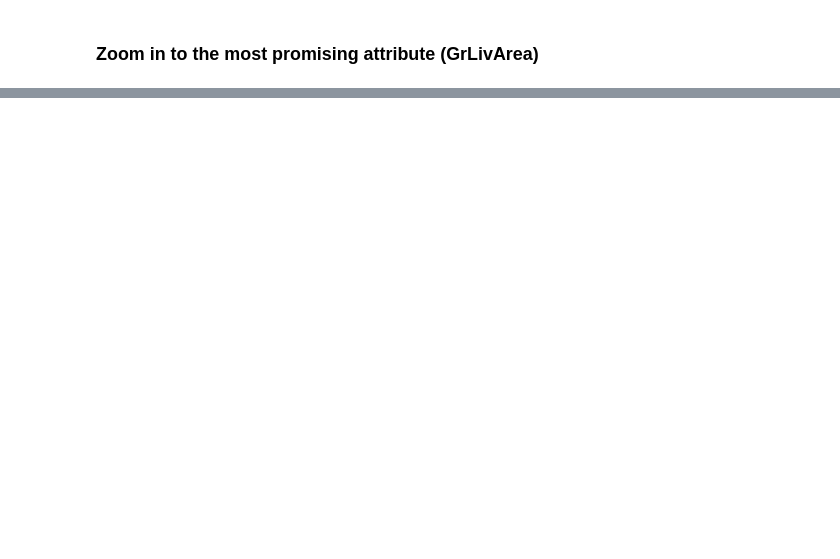
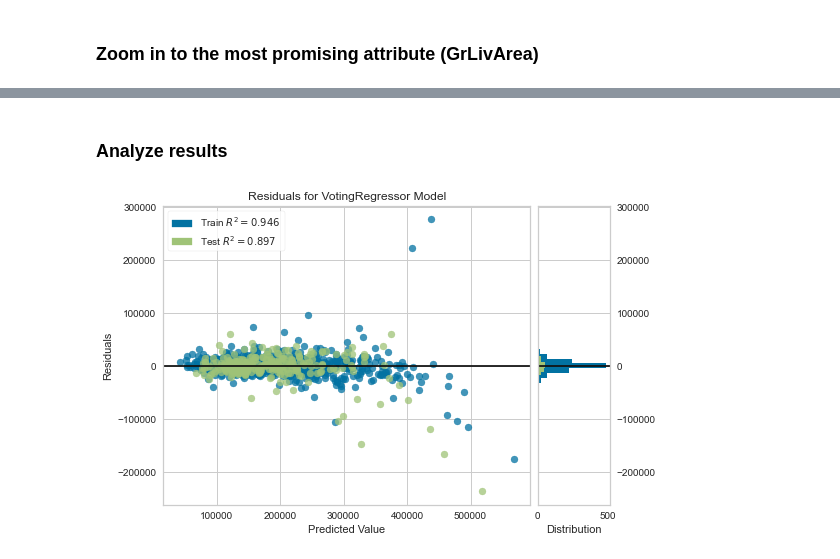
Before and after one commit to h131177/DAT158-ML-Oblig2, a Jupyter notebook: ML_Oblig2.ipynb, the cells around one changed output, grey strips where cells are left out. Saved outputs shown, nothing was run; the diff lists cells and outputs as text; code cells hidden in the pictures; blank space fills up the shorter version.

```diff
--- a/ML_Oblig2.ipynb
+++ b/ML_Oblig2.ipynb
@@ -247,0 +312,2 @@ train_temp.plot(kind="scatter", x="GrLivArea", y="SalePrice",
+# %%
+best_models = compare_models(n_select=4, sort='RMSLE')
@@ -247,0 +396,2 @@ train_temp.plot(kind="scatter", x="GrLivArea", y="SalePrice",
+# %%
+blender = blend_models(estimator_list = best_models)
@@ -247,0 +428,6 @@ train_temp.plot(kind="scatter", x="GrLivArea", y="SalePrice",
+# %% [markdown]
+### Analyze results
+# %%
+plot_model(blender)
+# %% [output]
+[figure, added]
```
Also changed, not shown: parts of 28 cells of this notebook.
